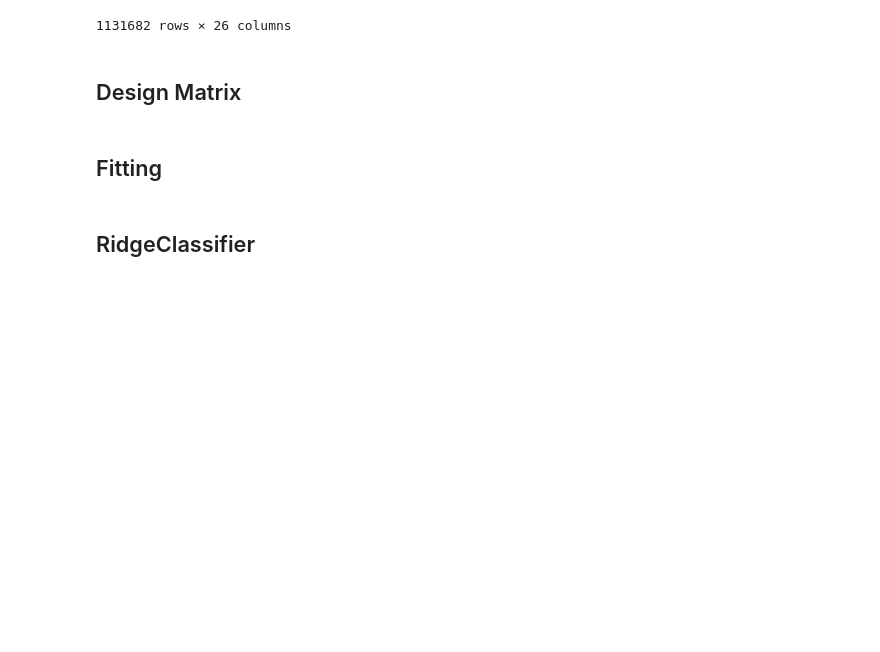
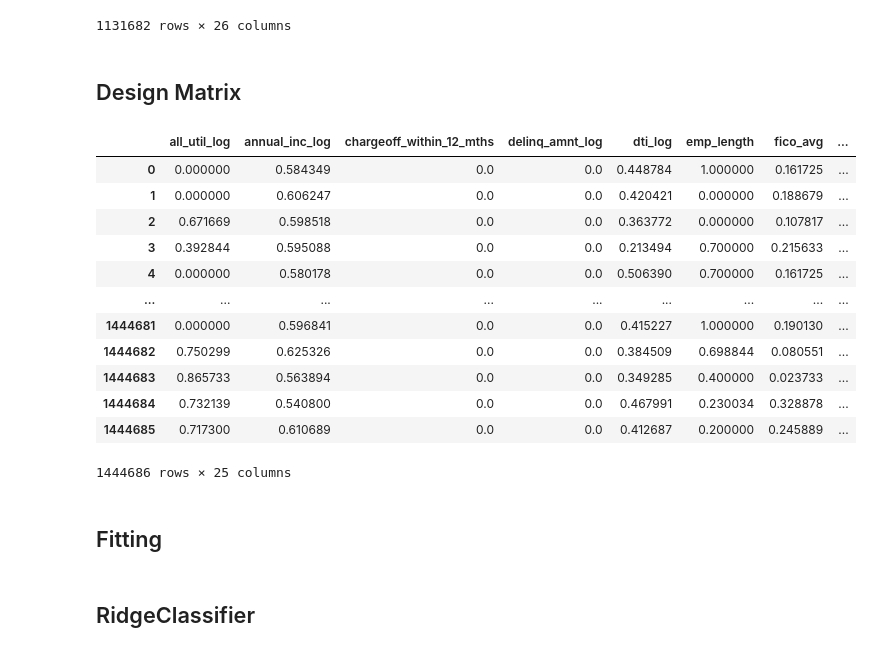
Before and after one commit to primula1323/Bigdata_Fintech, a Jupyter notebook: Lending_Club_Project/final_code/experiment3.ipynb, the cells around one changed output. Cells and saved outputs as stored; diff of their text form; code cells hidden in the pictures; blank space fills up the shorter version.

```diff
--- a/Lending_Club_Project/final_code/experiment3.ipynb
+++ b/Lending_Club_Project/final_code/experiment3.ipynb
@@ -73,6 +73,23 @@ X_train, X_test, y_train, y_test = train_test_split(df_X, df_y, test_size = 0.2,
 smote = SMOTE(random_state = 30)
 
 X_train, y_train = smote.fit_resample(X_train, y_train)
+# %%
+ss = pd.DataFrame(X_train)
+ss
+# %% [output]
+|  | all_util_log | annual_inc_log | chargeoff_within_12_mths | delinq_amnt_log | dti_log | emp_length | fico_avg | ... |
+| 0 | 0.000000 | 0.584349 | 0.0 | 0.0 | 0.448784 | 1.000000 | 0.161725 | ... |
+| 1 | 0.000000 | 0.606247 | 0.0 | 0.0 | 0.420421 | 0.000000 | 0.188679 | ... |
+| 2 | 0.671669 | 0.598518 | 0.0 | 0.0 | 0.363772 | 0.000000 | 0.107817 | ... |
+| 3 | 0.392844 | 0.595088 | 0.0 | 0.0 | 0.213494 | 0.700000 | 0.215633 | ... |
+| 4 | 0.000000 | 0.580178 | 0.0 | 0.0 | 0.506390 | 0.700000 | 0.161725 | ... |
+| ... | ... | ... | ... | ... | ... | ... | ... | ... |
+| 1444681 | 0.000000 | 0.596841 | 0.0 | 0.0 | 0.415227 | 1.000000 | 0.190130 | ... |
+| 1444682 | 0.750299 | 0.625326 | 0.0 | 0.0 | 0.384509 | 0.698844 | 0.080551 | ... |
+| 1444683 | 0.865733 | 0.563894 | 0.0 | 0.0 | 0.349285 | 0.400000 | 0.023733 | ... |
+| 1444684 | 0.732139 | 0.540800 | 0.0 | 0.0 | 0.467991 | 0.230034 | 0.328878 | ... |
+| 1444685 | 0.717300 | 0.610689 | 0.0 | 0.0 | 0.412687 | 0.200000 | 0.245889 | ... |
+1444686 rows × 25 columns
 # %% [markdown]
 ## Fitting
 # %%
```
Also changed, not shown: 3 other files.
